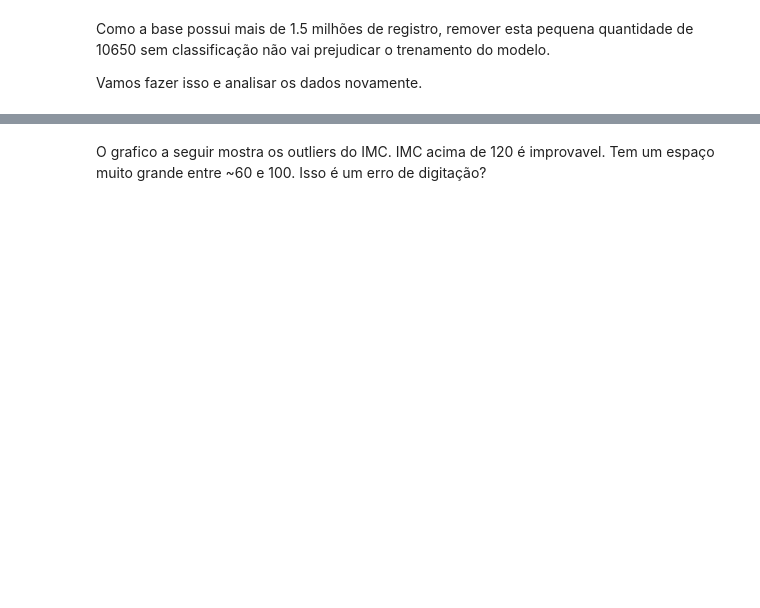
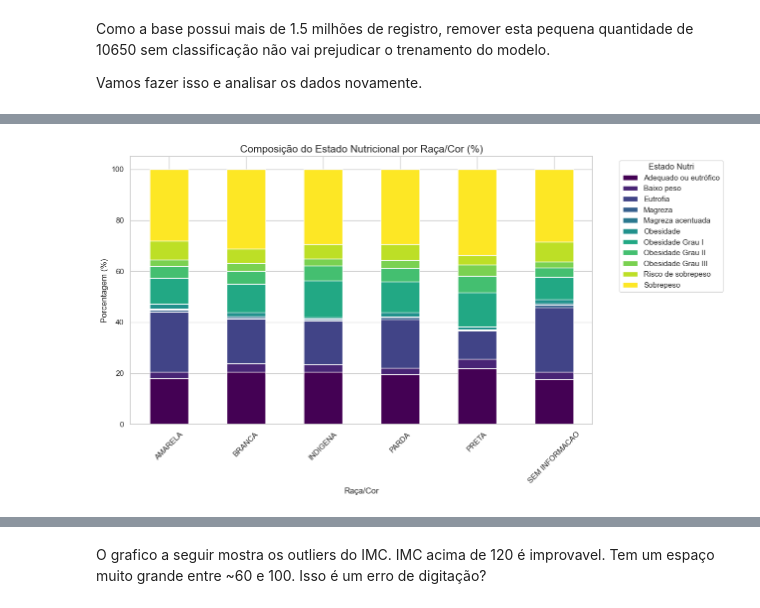
Before and after one commit to vagner-nascimento/fiap-pos-ia-para-devs-fase1-tech-challenge, a Jupyter notebook: main.ipynb, the cells around one changed output, grey strips where cells are left out. Cells and saved outputs as stored; diff of their text form; code cells hidden in the pictures; blank space fills up the shorter version.

```diff
--- a/main.ipynb
+++ b/main.ipynb
@@ -101,6 +133,8 @@ clean_dataset.drop(columns=[
                                 "ADO. ALTURA X IDADE", # Somente de 10 a menos de 20 anos
                                 "PESO X ALTURA", # Tem na coluna CRI. IMC X IDADE
                                 "CO_ESTADO_NUTRI_IMC_SEMGEST", # Não temos mais informações sobre o grupo para não confundir o modelo
+                                "NU_FASE_VIDA", # Código da fase da voda
+                                "CO_RACA_COR", # Código da raça
                             ], inplace=True)
 # %%
 clean_dataset.info()
@@ -226,0 +363,6 @@ clean_target_dataset.info()
+# %%
+clean_target_dataset["DS_IMC"] = clean_target_dataset["DS_IMC"].str.strip().str.replace(",", ".").astype(float)
+clean_target_dataset["NU_PESO"] = clean_target_dataset["NU_PESO"].str.strip().str.replace(",", ".").astype(float)
+clean_target_dataset["NU_ALTURA"] = clean_target_dataset["NU_ALTURA"].str.strip().str.replace(",", ".").astype(float)
+
+clean_target_dataset.head(10)
@@ -226,0 +404,12 @@ clean_target_dataset.info()
+# %%
+prop_raca = pd.crosstab(clean_target_dataset["DS_RACA_COR"], clean_target_dataset["ESTADO_NUTRI"], normalize='index') * 100
+
+prop_raca.plot(kind='bar', stacked=True, figsize=(12, 7), colormap='viridis')
+plt.title('Composição do Estado Nutricional por Raça/Cor (%)', fontsize=15)
+plt.legend(title='Estado Nutri', bbox_to_anchor=(1.05, 1), loc='upper left')
+plt.ylabel('Porcentagem (%)')
+plt.xlabel('Raça/Cor')
+plt.xticks(rotation=45)
+plt.show()
+# %% [output]
+[figure, added]
```
Also changed, not shown: parts of 63 cells of this notebook, 1 other file.
